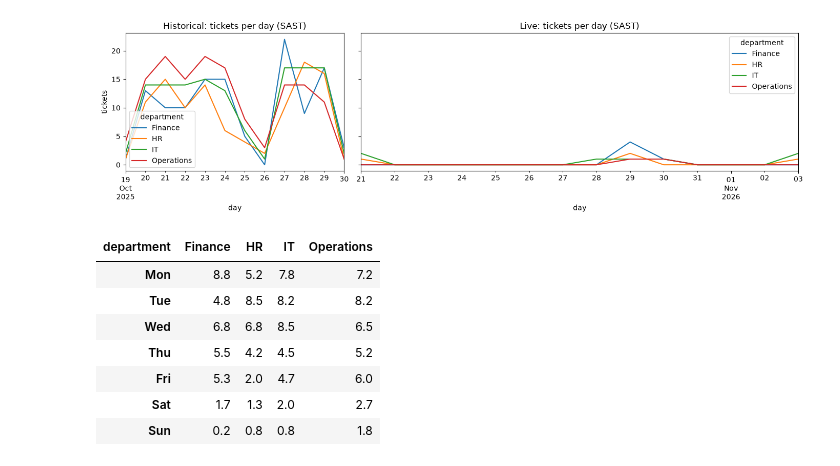
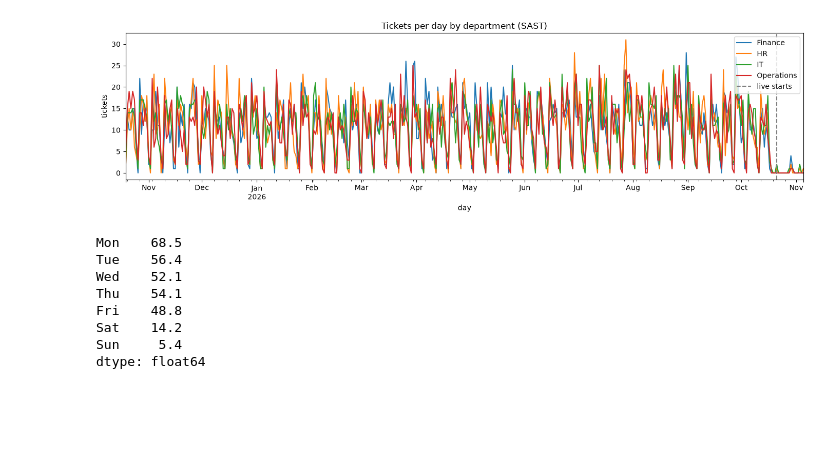
Before and after one commit to mngadisamu/relay, a Jupyter notebook: ml/notebooks/S2-03_daily_history.ipynb, the cells around one changed output. Cells and saved outputs as stored; diff of their text form; code cells hidden in the pictures; blank space fills up the shorter version.

Commit message:
S2-03: daily ticket history notebook

```diff
--- a/ml/notebooks/S2-03_daily_history.ipynb
+++ b/ml/notebooks/S2-03_daily_history.ipynb
@@ -93,0 +32,32 @@ live 2026-10-21 to 2026-11-03 14 days
+# %%
+today = pd.Timestamp.now(tz='Africa/Johannesburg').tz_localize(None).normalize()
+
+hist_days = tickets.loc[tickets['is_historical'], 'day']
+live_days = tickets.loc[~tickets['is_historical'], 'day']
+hist_end = hist_days.max()
+live_start = live_days.min()
+
+start = tickets['day'].min()
+days = pd.date_range(start, today, freq='D')
+
+def period_of(d):
+    if d <= hist_end:
+        return 'historical'
+    if d < live_start:
+        return 'gap'
+    return 'live'
+
+counts = (
+    tickets.groupby(['day', 'department'])
+    .size()
+    .unstack('department')
+    .reindex(days, fill_value=0)
+    .fillna(0)
+    .astype(int)
+)
+counts.index.name = 'day'
+counts.insert(0, 'period', [period_of(d) for d in counts.index])
+
+counts.to_csv(DATA / 'daily_counts.csv')
+print('Historical ends', hist_end.date(), '| live starts', live_start.date(), '| today', today.date())
+counts.tail(10)
@@ -94,24 +99,26 @@ live 2026-10-21 to 2026-11-03 14 days
 # %%
-fig, axes = plt.subplots(1, 2, figsize=(14, 4), sharey=True, gridspec_kw={'width_ratios': [1, 2]})
-for ax, name in zip(axes, periods):
-    daily.loc[daily['period'] == name].drop(columns='period').plot(ax=ax, title=f'{name.capitalize()}: tickets per day (SAST)')
-    ax.set_ylabel('tickets')
+fig, ax = plt.subplots(figsize=(14, 4))
+counts.drop(columns='period').plot(ax=ax, title='Tickets per day by department (SAST)')
+ax.axvline(live_start, color='grey', linestyle='--', label='live starts')
+ax.set_ylabel('tickets')
+ax.legend()
 plt.tight_layout()
 plt.savefig(DATA / 'daily_history.png', dpi=150)
 plt.show()
 # %% [output]
-[figure, old version]
+[figure, new version]
 # %%
-# Quick look at the weekday pattern, to check the chart before the forecast is built on it.
-weekday_avg = counts.groupby(counts.index.dayofweek).mean().round(1)
+# Weekday pattern, historical period only, to check the pattern before the forecast uses it
+hist = counts[counts['period'] == 'historical'].drop(columns='period')
+weekday_avg = hist.sum(axis=1).groupby(hist.index.dayofweek).mean().round(1)
 weekday_avg.index = ['Mon', 'Tue', 'Wed', 'Thu', 'Fri', 'Sat', 'Sun']
 weekday_avg
 # %% [output]
-| department | Finance | HR | IT | Operations |
-| Mon | 8.8 | 5.2 | 7.8 | 7.2 |
-| Tue | 4.8 | 8.5 | 8.2 | 8.2 |
-| Wed | 6.8 | 6.8 | 8.5 | 6.5 |
-| Thu | 5.5 | 4.2 | 4.5 | 5.2 |
-| Fri | 5.3 | 2.0 | 4.7 | 6.0 |
-| Sat | 1.7 | 1.3 | 2.0 | 2.7 |
-| Sun | 0.2 | 0.8 | 0.8 | 1.8 |
+Mon    68.5
+Tue    56.4
+Wed    52.1
+Thu    54.1
+Fri    48.8
+Sat    14.2
+Sun     5.4
+dtype: float64
```
Also changed, not shown: parts of 15 cells of this notebook.
